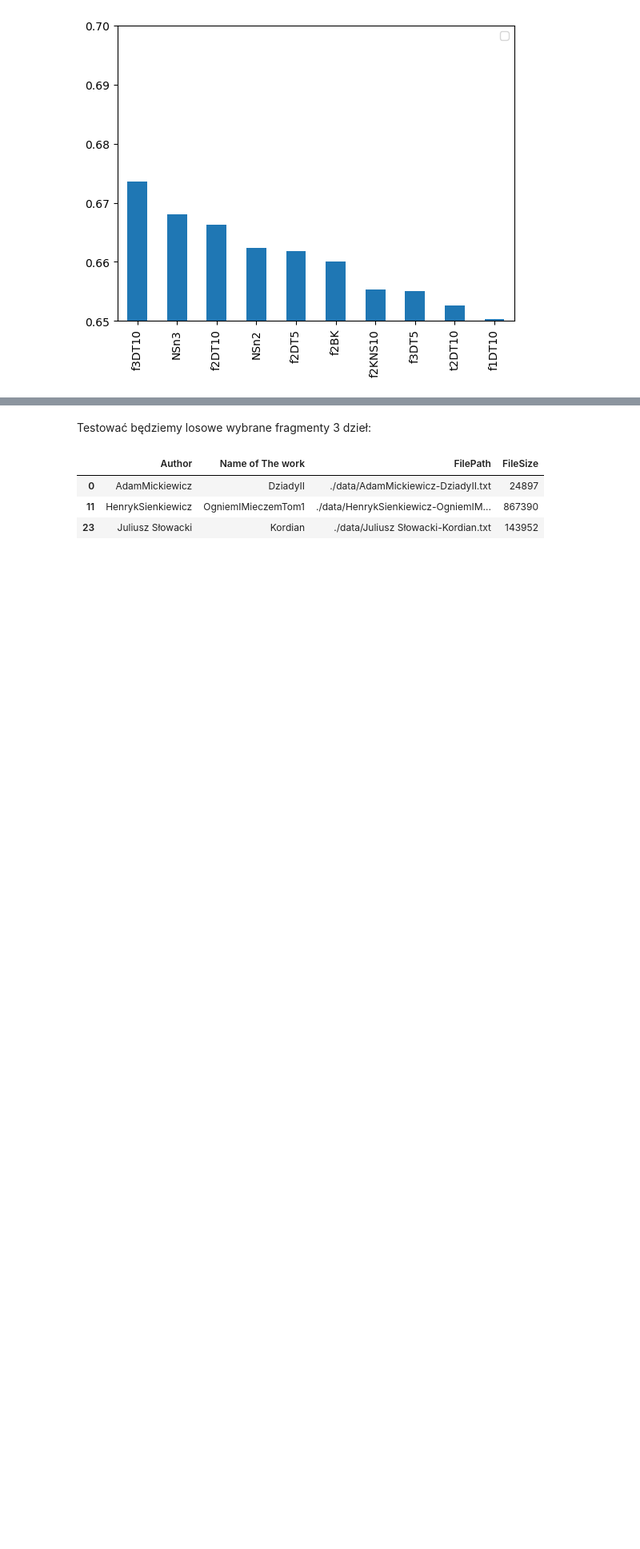
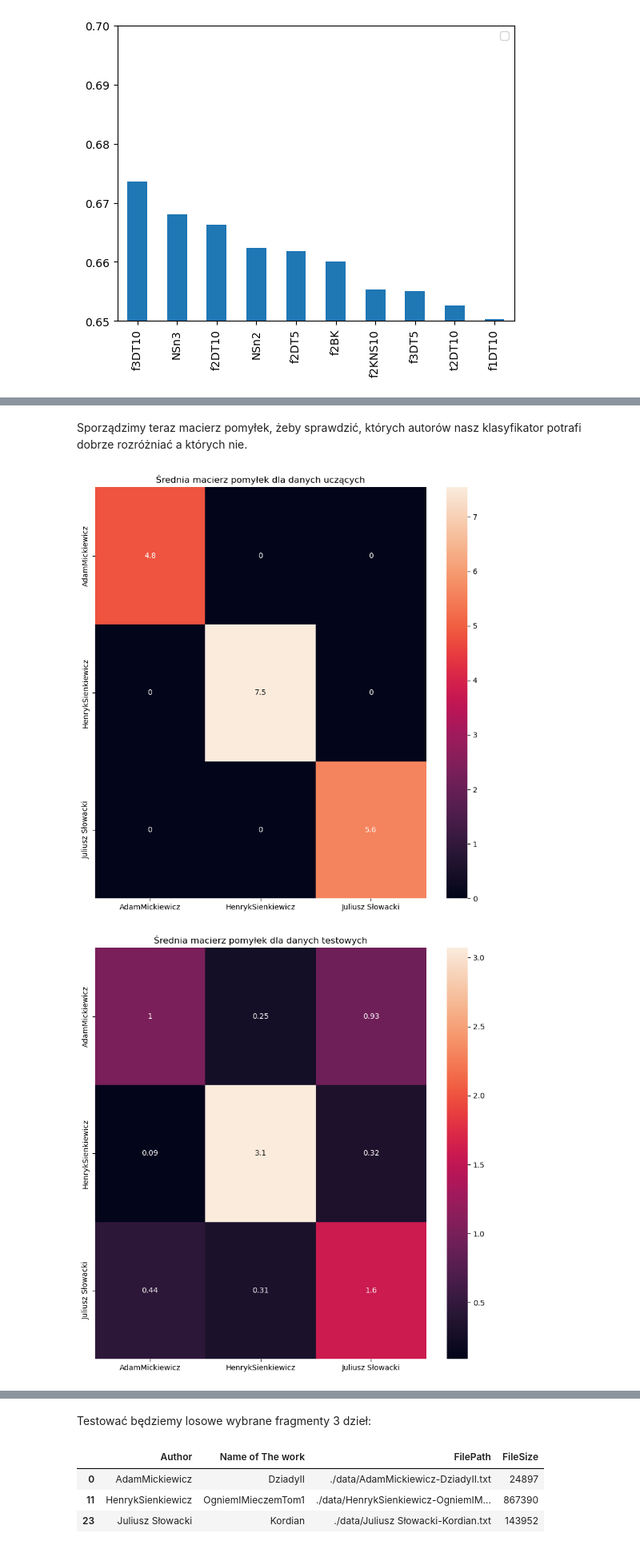
Before and after one commit to opprotossball/PRiAD-Project, a Jupyter notebook: Projekt.ipynb, the cells around one changed output, grey strips where cells are left out. Shown at 80% size. Drawn from its saved outputs; the diff is of its cells as text; code cells hidden in the pictures; blank space fills up the shorter version.

Commit message:
confusion matrix analysis added

```diff
--- a/Projekt.ipynb
+++ b/Projekt.ipynb
@@ -707,0 +721,36 @@ t3NS    0.31650000
+# %% [markdown]
+Sporządzimy teraz macierz pomyłek, żeby sprawdzić, których autorów nasz klasyfikator potrafi dobrze rozróżniać a których nie.
+# %%
+tries = 100
+trainconmat = np.zeros([3, 3])
+testconmat = np.zeros([3, 3])
+labels = np.unique(data3['labels'])
+for i in range(tries):
+    model = tree.DecisionTreeClassifier(max_depth=10)
+    data = get_learning_data(data3, 0.3)
+    data['opis_ucz'] = frequency(data['opis_ucz'])
+    data['opis_test'] = frequency(data['opis_test'])
+    model.fit(data['opis_ucz'], data['dec_ucz'])
+    trainsc = model.predict(data['opis_ucz'])
+    testsc = model.predict(data['opis_test'])
+    traincm = confusion_matrix(data['dec_ucz'], trainsc)
+    testcm = confusion_matrix(data['dec_test'], testsc)
+    for iy, ix in np.ndindex(traincm.shape):
+        trainconmat[iy, ix] += traincm[iy, ix]
+    for iy, ix in np.ndindex(testcm.shape):
+        testconmat[iy, ix] += testcm[iy, ix]
+for iy, ix in np.ndindex(trainconmat.shape):
+    trainconmat[iy, ix] /= tries
+for iy, ix in np.ndindex(testconmat.shape):
+    testconmat[iy, ix] /= tries
+plt.figure(figsize=(10,10), dpi = 100)
+sns.heatmap(trainconmat, annot=trainconmat, xticklabels=labels, yticklabels=labels)
+plt.title('Średnia macierz pomyłek dla danych uczących')
+plt.show()
+plt.figure(figsize=(10,10), dpi = 100)
+sns.heatmap(testconmat, annot=testconmat, xticklabels=labels, yticklabels=labels)
+plt.title('Średnia macierz pomyłek dla danych testowych')
+plt.show()
+# %% [output]
+[figure, added]
+[figure, added]
```
Also changed, not shown: parts of 29 cells of this notebook.
